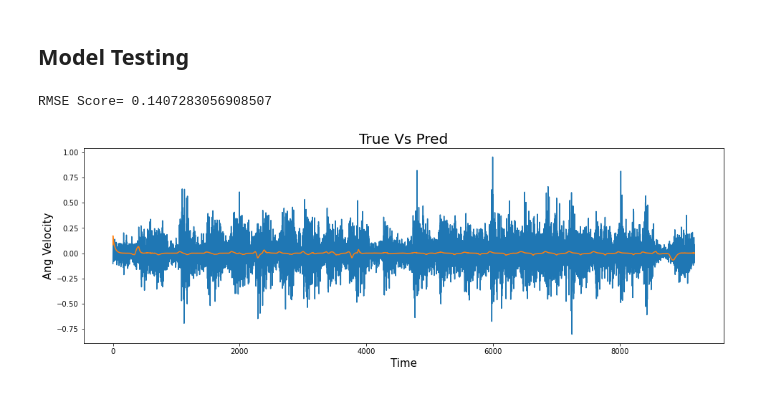
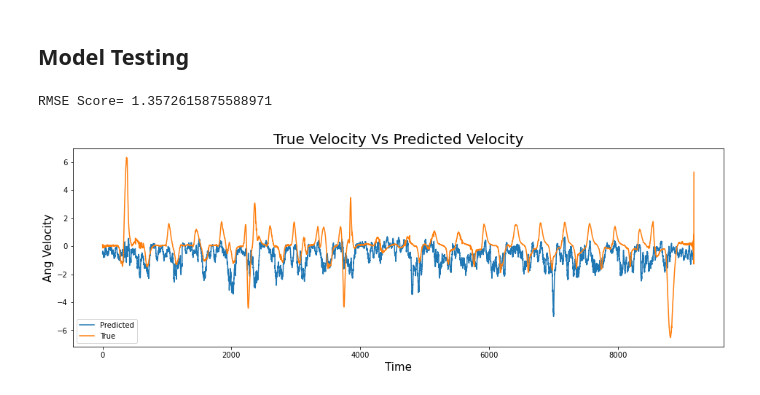
Before and after one commit to fazildgr8/wrist_control_CNN_AWEAR, a Jupyter notebook: Wrist_Angles_regression.ipynb, the cells around one changed output. Drawn from its saved outputs; the diff is of its cells as text; code cells hidden in the pictures.

Commit message:
Regression Model Working

```diff
--- a/Wrist_Angles_regression.ipynb
+++ b/Wrist_Angles_regression.ipynb
@@ -66,3 +66,5 @@ files
  'Subjects/Nikhil/day_05_13_21/computed_Screw.csv',
  'Subjects/Nikhil/day_05_13_21/computed_Screw01.csv',
  'Subjects/Nikhil/day_05_13_21/computed_Screw02.csv']
+# %%
+files = files[1:]
@@ -116,16 +136,22 @@ from tensorflow.keras.utils import to_categorical
 from tensorflow import keras
 n_outputs = 1
 # %%
+n_outputs = 1
+in_shape = (X.shape[1],X.shape[2])
+
 model = Sequential()
-model.add(Conv1D(filters=32, kernel_size=3, activation='relu', input_shape=(X_train.shape[1],X_train.shape[2])))
+model.add(Conv1D(filters=64, kernel_size=3, activation='relu', input_shape=in_shape))
+model.add(Conv1D(filters=32, kernel_size=3, activation='relu'))
+model.add(Conv1D(filters=26, kernel_size=3, activation='relu'))
+
 # model.add(Conv1D(filters=32, kernel_size=3, activation='relu'))
 # model.add(Conv1D(filters=32, kernel_size=3, activation='relu'))
-# model.add(Dropout(0.5))
+model.add(Dropout(0.5))
 # model.add(MaxPooling1D(pool_size=2))
 model.add(Flatten())
 # model.add(Dense(64,activation='relu'))
 model.add(Dense(n_outputs))
 
-model.compile(loss='mse', optimizer='adam', metrics=[keras.metrics.RootMeanSquaredError()])
+model.compile(loss='mean_squared_error', optimizer='adam')
 model.summary()
 # %% [output]
@@ -144,5 +176,5 @@ Trainable params: 8,737
 Non-trainable params: 0
 _________________________________________________________________
 # %%
-cnn_history=model.fit(X_train,y_train,epochs = 50,batch_size = 5000,validation_data = (X_test,y_test) )
+cnn_history=model.fit(X_train,y_train,epochs = 200,batch_size = 10000,validation_data = (X_test,y_test) )
 # %% [output]
@@ -210,15 +241,15 @@ pred = model.predict(X)
 from sklearn.metrics import mean_squared_error
 print('RMSE Score=',mean_squared_error(y,pred,squared=False))
 # %% [output]
-RMSE Score= 0.1407283056908507
+RMSE Score= 1.3572615875588971
 # %%
 plt.figure(figsize=(16,5))
 plt.plot(pred)
 plt.plot(y)
-plt.title('True Vs Pred',size=20)
+plt.title('True Velocity Vs Predicted Velocity',size=20)
 plt.ylabel('Ang Velocity',size=15)
 plt.xlabel('Time', size=15)
-# plt.legend(['True', 'Predicted'], loc='best')
+plt.legend(['Predicted', 'True'], loc='best')
 plt.show()
 # %% [output]
-[figure, old version]
+[figure, new version]
```
Also changed, not shown: parts of 7 cells of this notebook, 5 other files.
